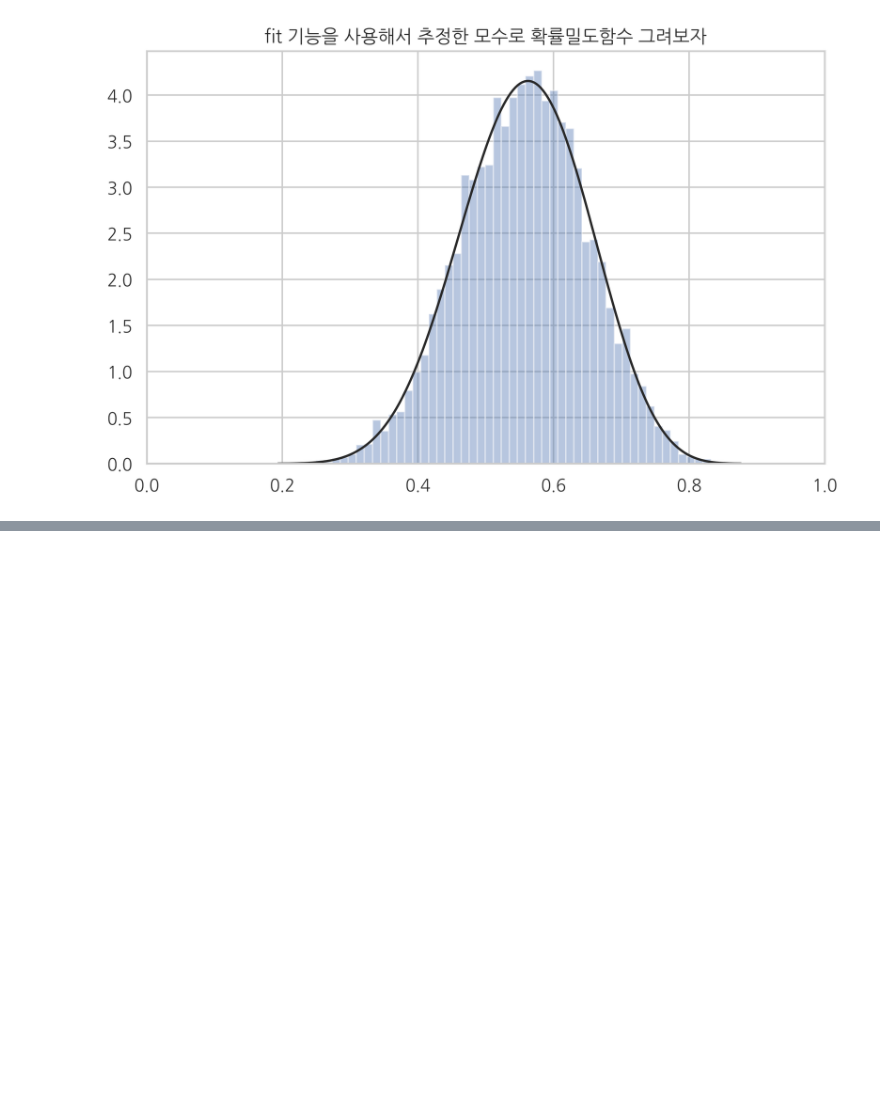
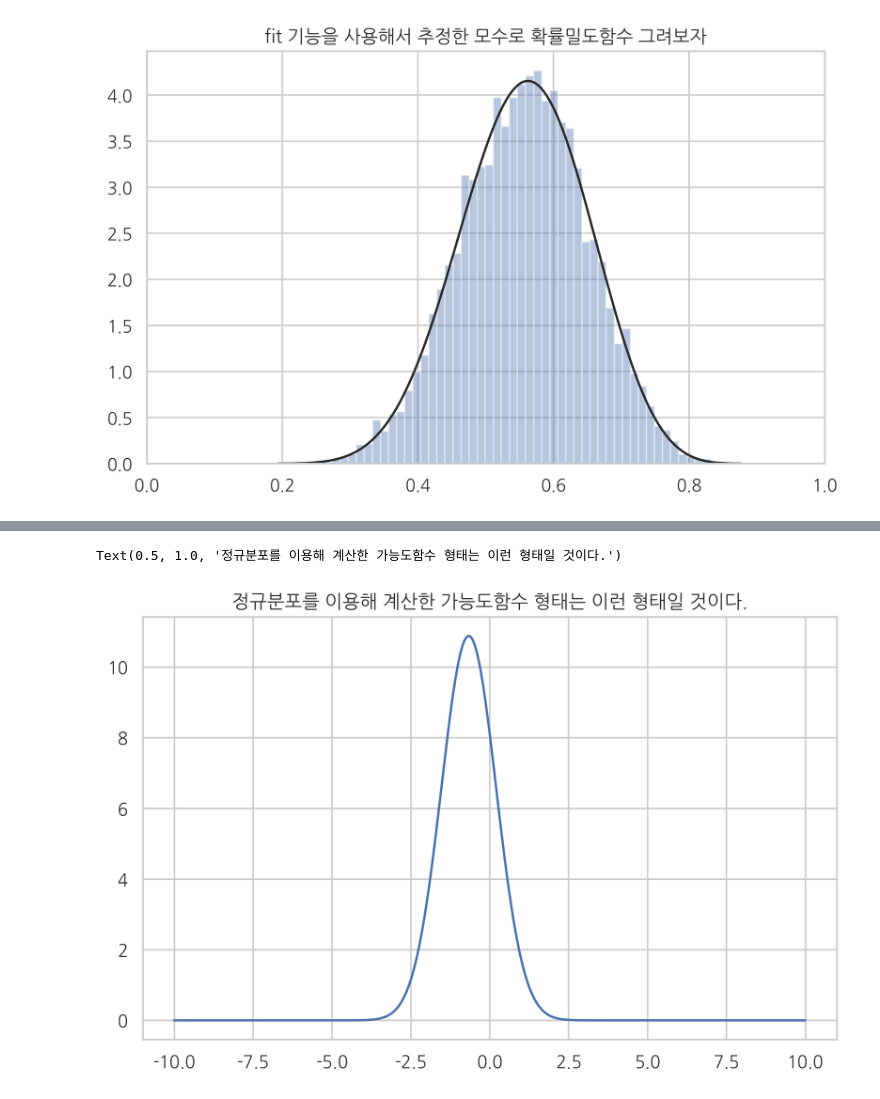
Before and after one commit to tigerkey10/tigerkey10.github.io, a Jupyter notebook: [Data Science] 데이터 분석 훈련_github/[8월 4일 데이터사이언스스쿨 수업 복습] 추정_추정과 검정 복습 시작.ipynb, the cells around one changed output, grey strips where cells are left out. Cells and saved outputs as stored; diff of their text form; code cells hidden in the pictures; blank space fills up the shorter version.

```diff
--- a/[Data Science] 데이터 분석 훈련_github/[8월 4일 데이터사이언스스쿨 수업 복습] 추정_추정과 검정 복습 시작.ipynb
+++ b/[Data Science] 데이터 분석 훈련_github/[8월 4일 데이터사이언스스쿨 수업 복습] 추정_추정과 검정 복습 시작.ipynb
@@ -186,0 +253,15 @@ plt.show()
+# %%
+# 실험
+xx = np.linspace(-10,10,1000)
+
+def function(xx) :
+    return -2/3*(xx+2/3)**2+13/3
+a = function(xx)
+result = np.exp(a)
+final_result = 1/7*result
+plt.plot(xx, final_result)
+
+plt.title('정규분포를 이용해 계산한 가능도함수 형태는 이런 형태일 것이다.')
+# %% [output]
+Text(0.5, 1.0, '정규분포를 이용해 계산한 가능도함수 형태는 이런 형태일 것이다.')
+[figure, added]
```
Also changed, not shown: parts of 5 cells of this notebook, 1 other file.
